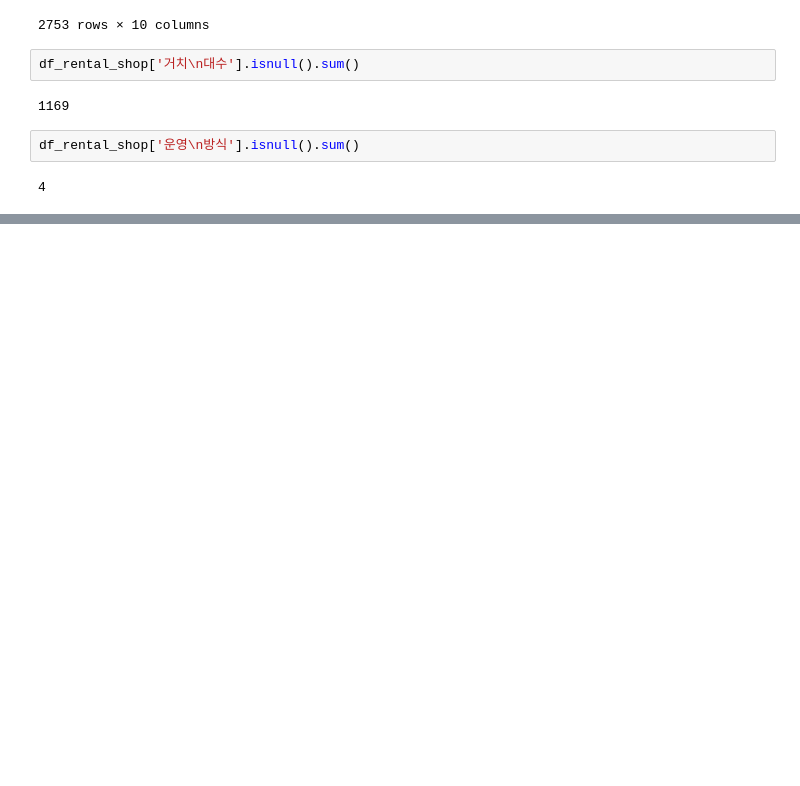
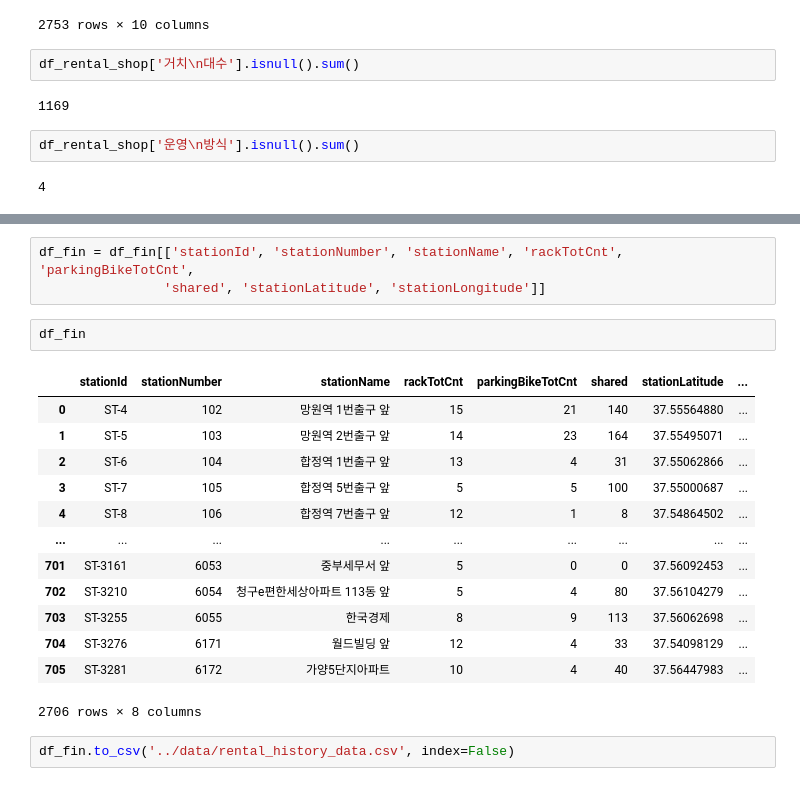
Before and after one commit to Minsoo0405/wanted-pre-onboarding-challenge-data, a Jupyter notebook: Data_Challenge_Project/code/data_load.ipynb, the cells around one changed output, grey strips where cells are left out. Cells and saved outputs as stored; diff of their text form; blank space fills up the shorter version.

```diff
--- a/Data_Challenge_Project/code/data_load.ipynb
+++ b/Data_Challenge_Project/code/data_load.ipynb
@@ -269,0 +434,21 @@ df_rental_shop['운영\n방식'].isnull().sum()
+# %%
+df_fin = df_fin[['stationId', 'stationNumber', 'stationName', 'rackTotCnt', 'parkingBikeTotCnt',
+                'shared', 'stationLatitude', 'stationLongitude']]
+# %%
+df_fin
+# %% [output]
+|  | stationId | stationNumber | stationName | rackTotCnt | parkingBikeTotCnt | shared | stationLatitude | ... |
+| 0 | ST-4 | 102 | 망원역 1번출구 앞 | 15 | 21 | 140 | 37.55564880 | ... |
+| 1 | ST-5 | 103 | 망원역 2번출구 앞 | 14 | 23 | 164 | 37.55495071 | ... |
+| 2 | ST-6 | 104 | 합정역 1번출구 앞 | 13 | 4 | 31 | 37.55062866 | ... |
+| 3 | ST-7 | 105 | 합정역 5번출구 앞 | 5 | 5 | 100 | 37.55000687 | ... |
+| 4 | ST-8 | 106 | 합정역 7번출구 앞 | 12 | 1 | 8 | 37.54864502 | ... |
+| ... | ... | ... | ... | ... | ... | ... | ... | ... |
+| 701 | ST-3161 | 6053 | 중부세무서 앞 | 5 | 0 | 0 | 37.56092453 | ... |
+| 702 | ST-3210 | 6054 | 청구e편한세상아파트 113동 앞 | 5 | 4 | 80 | 37.56104279 | ... |
+| 703 | ST-3255 | 6055 | 한국경제 | 8 | 9 | 113 | 37.56062698 | ... |
+| 704 | ST-3276 | 6171 | 월드빌딩 앞 | 12 | 4 | 33 | 37.54098129 | ... |
+| 705 | ST-3281 | 6172 | 가양5단지아파트 | 10 | 4 | 40 | 37.56447983 | ... |
+2706 rows × 8 columns
+# %%
+df_fin.to_csv('../data/rental_history_data.csv', index=False)
```
Also changed, not shown: parts of 28 cells of this notebook.
